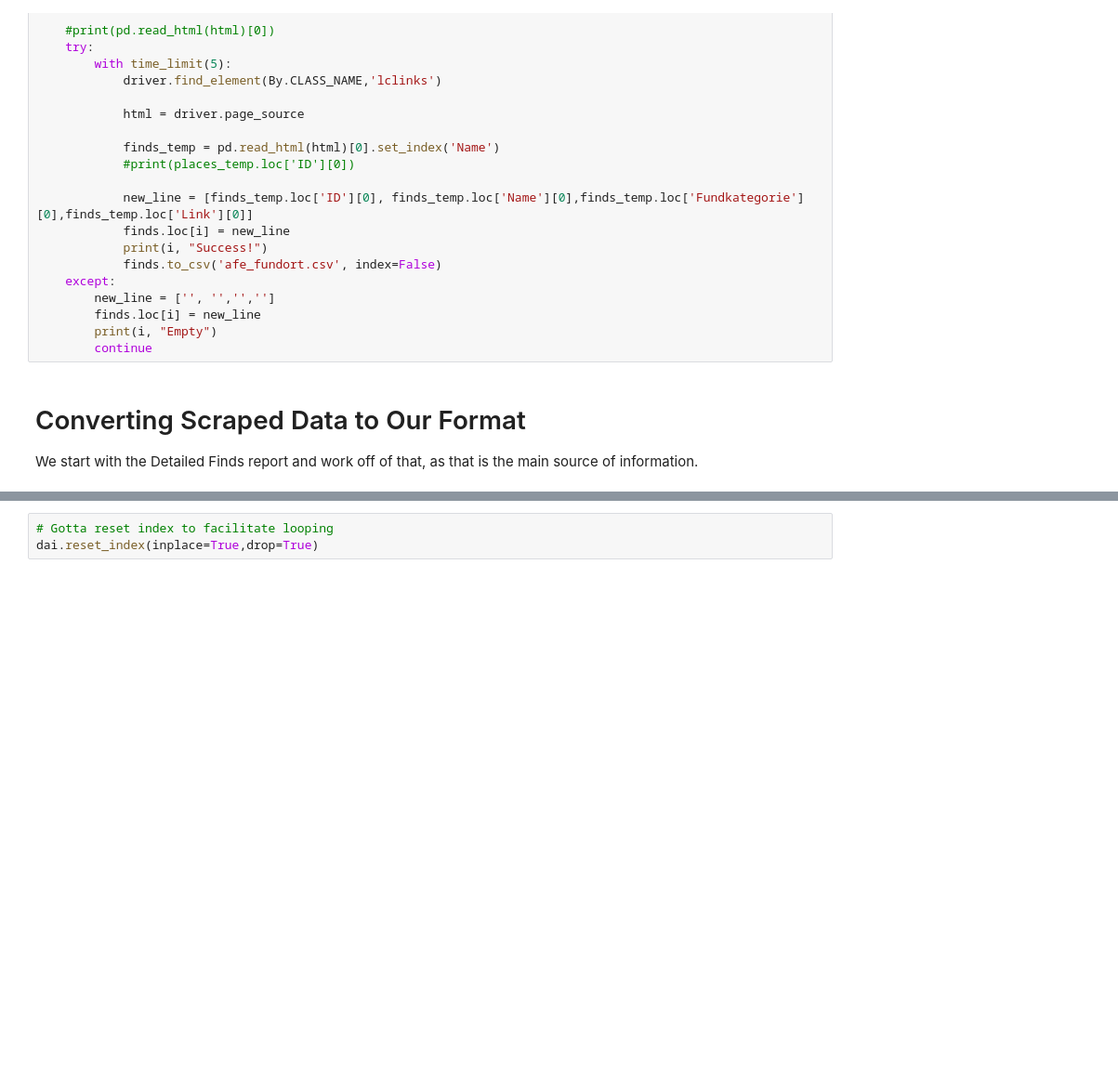
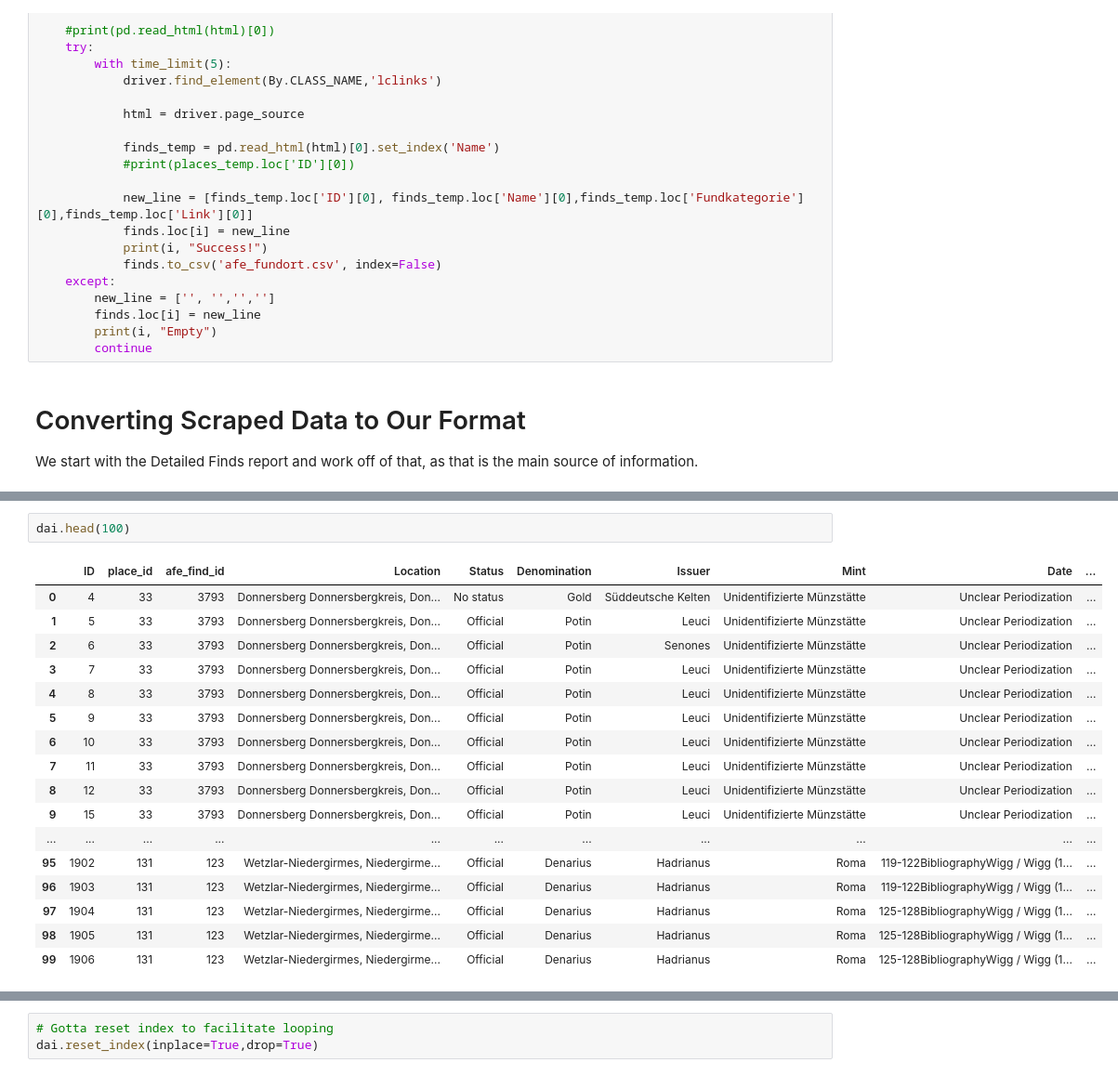
Before and after one commit to pyzmark/FLAME_DAI_transformation, a Jupyter notebook: AFE Import-Transform (FLAME).ipynb, the cells around one changed output, grey strips where cells are left out. Shown at 93% size. Saved outputs shown, nothing was run; the diff lists cells and outputs as text; blank space fills up the shorter version.

```diff
--- a/AFE Import-Transform (FLAME).ipynb
+++ b/AFE Import-Transform (FLAME).ipynb
@@ -450,3 +437,23 @@ See the caveats in the documentation: https://pandas.pydata.org/pandas-docs/stab
+# %%
+dai.head(100)
+# %% [output]
+|  | ID | place_id | afe_find_id | Location | Status | Denomination | Issuer | Mint | Date | ... |
+| 0 | 4 | 33 | 3793 | Donnersberg Donnersbergkreis, Don... | No status | Gold | Süddeutsche Kelten | Unidentifizierte Münzstätte | Unclear Periodization | ... |
+| 1 | 5 | 33 | 3793 | Donnersberg Donnersbergkreis, Don... | Official | Potin | Leuci | Unidentifizierte Münzstätte | Unclear Periodization | ... |
+| 2 | 6 | 33 | 3793 | Donnersberg Donnersbergkreis, Don... | Official | Potin | Senones | Unidentifizierte Münzstätte | Unclear Periodization | ... |
+| 3 | 7 | 33 | 3793 | Donnersberg Donnersbergkreis, Don... | Official | Potin | Leuci | Unidentifizierte Münzstätte | Unclear Periodization | ... |
+| 4 | 8 | 33 | 3793 | Donnersberg Donnersbergkreis, Don... | Official | Potin | Leuci | Unidentifizierte Münzstätte | Unclear Periodization | ... |
+| 5 | 9 | 33 | 3793 | Donnersberg Donnersbergkreis, Don... | Official | Potin | Leuci | Unidentifizierte Münzstätte | Unclear Periodization | ... |
+| 6 | 10 | 33 | 3793 | Donnersberg Donnersbergkreis, Don... | Official | Potin | Leuci | Unidentifizierte Münzstätte | Unclear Periodization | ... |
+| 7 | 11 | 33 | 3793 | Donnersberg Donnersbergkreis, Don... | Official | Potin | Leuci | Unidentifizierte Münzstätte | Unclear Periodization | ... |
+| 8 | 12 | 33 | 3793 | Donnersberg Donnersbergkreis, Don... | Official | Potin | Leuci | Unidentifizierte Münzstätte | Unclear Periodization | ... |
+| 9 | 15 | 33 | 3793 | Donnersberg Donnersbergkreis, Don... | Official | Potin | Leuci | Unidentifizierte Münzstätte | Unclear Periodization | ... |
+| ... | ... | ... | ... | ... | ... | ... | ... | ... | ... | ... |
+| 95 | 1902 | 131 | 123 | Wetzlar-Niedergirmes, Niedergirme... | Official | Denarius | Hadrianus | Roma | 119-122BibliographyWigg / Wigg (1... | ... |
+| 96 | 1903 | 131 | 123 | Wetzlar-Niedergirmes, Niedergirme... | Official | Denarius | Hadrianus | Roma | 119-122BibliographyWigg / Wigg (1... | ... |
+| 97 | 1904 | 131 | 123 | Wetzlar-Niedergirmes, Niedergirme... | Official | Denarius | Hadrianus | Roma | 125-128BibliographyWigg / Wigg (1... | ... |
+| 98 | 1905 | 131 | 123 | Wetzlar-Niedergirmes, Niedergirme... | Official | Denarius | Hadrianus | Roma | 125-128BibliographyWigg / Wigg (1... | ... |
+| 99 | 1906 | 131 | 123 | Wetzlar-Niedergirmes, Niedergirme... | Official | Denarius | Hadrianus | Roma | 125-128BibliographyWigg / Wigg (1... | ... |
 # %%
 # This loop deals exclusively with transforming century ranges into hard date ranges
 # It relies exlusively on re
```
Also changed, not shown: parts of 23 cells of this notebook, 1 other file.
